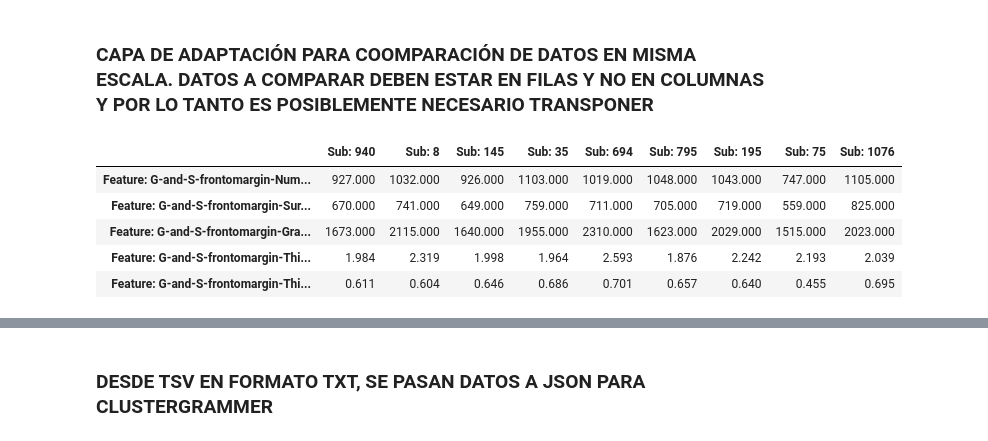
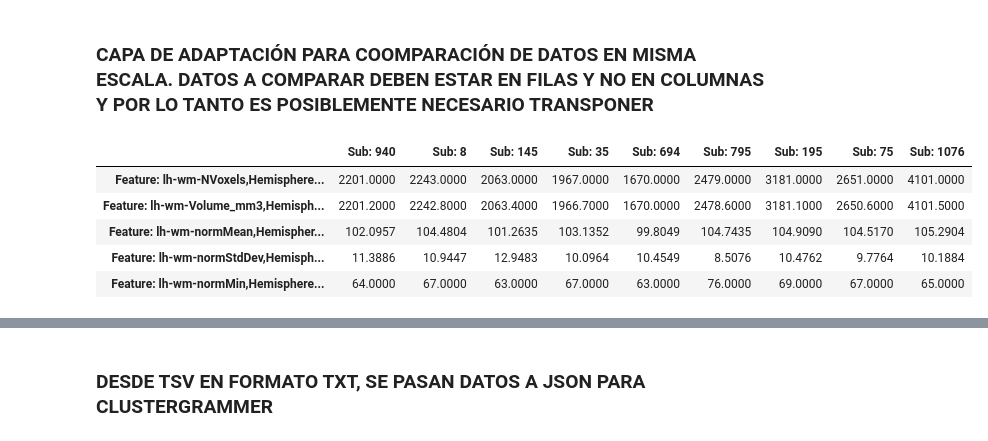
Before and after one commit to pdiazq/T1, a Jupyter notebook: Full.ipynb, the cells around one changed output, grey strips where cells are left out. Drawn from its saved outputs; the diff is of its cells as text; code cells hidden in the pictures.

```diff
--- a/Full.ipynb
+++ b/Full.ipynb
@@ -139,18 +139,18 @@ arr.to_csv('tSubjects.csv')
 # %%
     # Read data from file 'filename.csv'
     # (in the same directory that your python process is based)
     # Control delimiters, rows, column names with read_csv (see later)
     #data = pd.read_csv("/home/pedro/mindboggle/ejemplos/osfstorage-archive/output/mindboggled/arno/tables/left_cortical_surface/label_shapes.csv", index_col = 'ID')
-    datain = pd.read_csv("tSubjects.csv", index_col = 0)
+    datain = pd.read_csv("volumetric.csv", index_col = 0)
     # Preview the first 5 lines of the loaded data
     datain.head()
 # %% [output]
 |  | Sub: 940 | Sub: 8 | Sub: 145 | Sub: 35 | Sub: 694 | Sub: 795 | Sub: 195 | Sub: 75 | Sub: 1076 |
-| Feature: G-and-S-frontomargin-Num... | 927.000 | 1032.000 | 926.000 | 1103.000 | 1019.000 | 1048.000 | 1043.000 | 747.000 | 1105.000 |
-| Feature: G-and-S-frontomargin-Sur... | 670.000 | 741.000 | 649.000 | 759.000 | 711.000 | 705.000 | 719.000 | 559.000 | 825.000 |
-| Feature: G-and-S-frontomargin-Gra... | 1673.000 | 2115.000 | 1640.000 | 1955.000 | 2310.000 | 1623.000 | 2029.000 | 1515.000 | 2023.000 |
-| Feature: G-and-S-frontomargin-Thi... | 1.984 | 2.319 | 1.998 | 1.964 | 2.593 | 1.876 | 2.242 | 2.193 | 2.039 |
-| Feature: G-and-S-frontomargin-Thi... | 0.611 | 0.604 | 0.646 | 0.686 | 0.701 | 0.657 | 0.640 | 0.455 | 0.695 |
+| Feature: lh-wm-NVoxels,Hemisphere... | 2201.0000 | 2243.0000 | 2063.0000 | 1967.0000 | 1670.0000 | 2479.0000 | 3181.0000 | 2651.0000 | 4101.0000 |
+| Feature: lh-wm-Volume_mm3,Hemisph... | 2201.2000 | 2242.8000 | 2063.4000 | 1966.7000 | 1670.0000 | 2478.6000 | 3181.1000 | 2650.6000 | 4101.5000 |
+| Feature: lh-wm-normMean,Hemispher... | 102.0957 | 104.4804 | 101.2635 | 103.1352 | 99.8049 | 104.7435 | 104.9090 | 104.5170 | 105.2904 |
+| Feature: lh-wm-normStdDev,Hemisph... | 11.3886 | 10.9447 | 12.9483 | 10.0964 | 10.4549 | 8.5076 | 10.4762 | 9.7764 | 10.1884 |
+| Feature: lh-wm-normMin,Hemisphere... | 64.0000 | 67.0000 | 63.0000 | 67.0000 | 63.0000 | 76.0000 | 69.0000 | 67.0000 | 65.0000 |
 # %%
 data=datain.transpose()
 # %%
```
Also changed, not shown: parts of 19 cells of this notebook.
